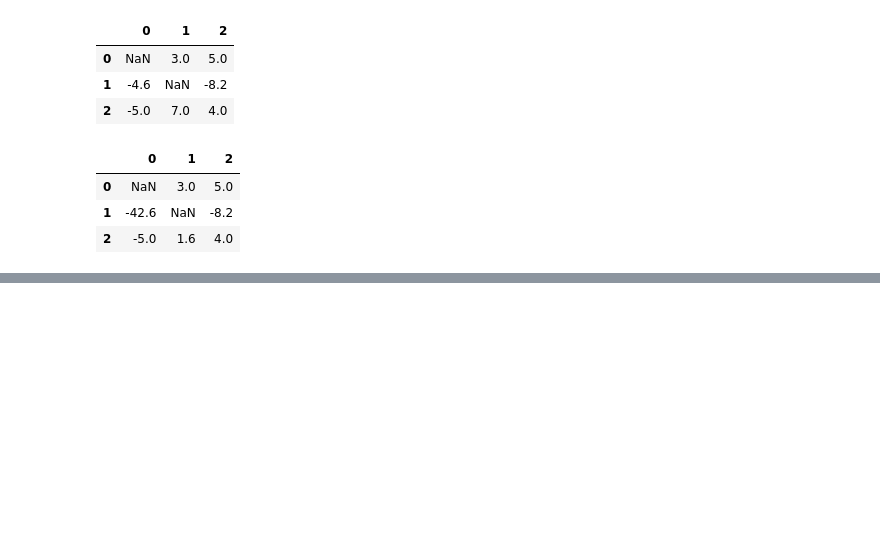
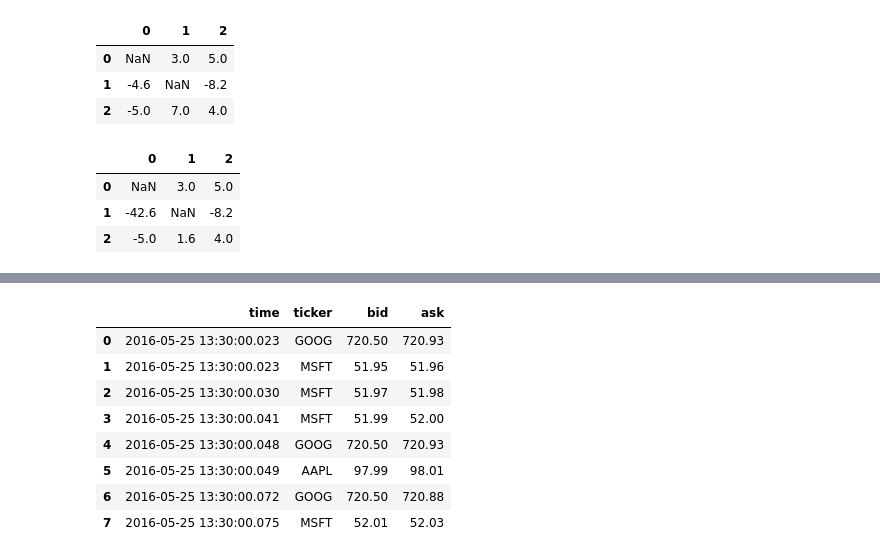
Before and after one commit to Miguel-T24/Pandas-and-Numpy-Concepts, a Jupyter notebook: Pandas/concepts/concatenating.ipynb, the cells around one changed output, grey strips where cells are left out. Cells and saved outputs as stored; diff of their text form; code cells hidden in the pictures; blank space fills up the shorter version.

```diff
--- a/Pandas/concepts/concatenating.ipynb
+++ b/Pandas/concepts/concatenating.ipynb
@@ -1075,0 +1136,32 @@ df1
+# %%
+quotes = pd.DataFrame(
+    {
+        "time": pd.to_datetime(
+            [
+                "20160525 13:30:00.023",
+                "20160525 13:30:00.023",
+                "20160525 13:30:00.030",
+                "20160525 13:30:00.041",
+                "20160525 13:30:00.048",
+                "20160525 13:30:00.049",
+                "20160525 13:30:00.072",
+                "20160525 13:30:00.075",
+            ]
+        ),
+        "ticker": ["GOOG", "MSFT", "MSFT", "MSFT", "GOOG", "AAPL", "GOOG", "MSFT"],
+        "bid": [720.50, 51.95, 51.97, 51.99, 720.50, 97.99, 720.50, 52.01],
+        "ask": [720.93, 51.96, 51.98, 52.00, 720.93, 98.01, 720.88, 52.03],
+    },
+    columns=["time", "ticker", "bid", "ask"],
+)
+quotes
+# %% [output]
+|  | time | ticker | bid | ask |
+| 0 | 2016-05-25 13:30:00.023 | GOOG | 720.50 | 720.93 |
+| 1 | 2016-05-25 13:30:00.023 | MSFT | 51.95 | 51.96 |
+| 2 | 2016-05-25 13:30:00.030 | MSFT | 51.97 | 51.98 |
+| 3 | 2016-05-25 13:30:00.041 | MSFT | 51.99 | 52.00 |
+| 4 | 2016-05-25 13:30:00.048 | GOOG | 720.50 | 720.93 |
+| 5 | 2016-05-25 13:30:00.049 | AAPL | 97.99 | 98.01 |
+| 6 | 2016-05-25 13:30:00.072 | GOOG | 720.50 | 720.88 |
+| 7 | 2016-05-25 13:30:00.075 | MSFT | 52.01 | 52.03 |
```
Also changed, not shown: parts of 16 cells of this notebook.
